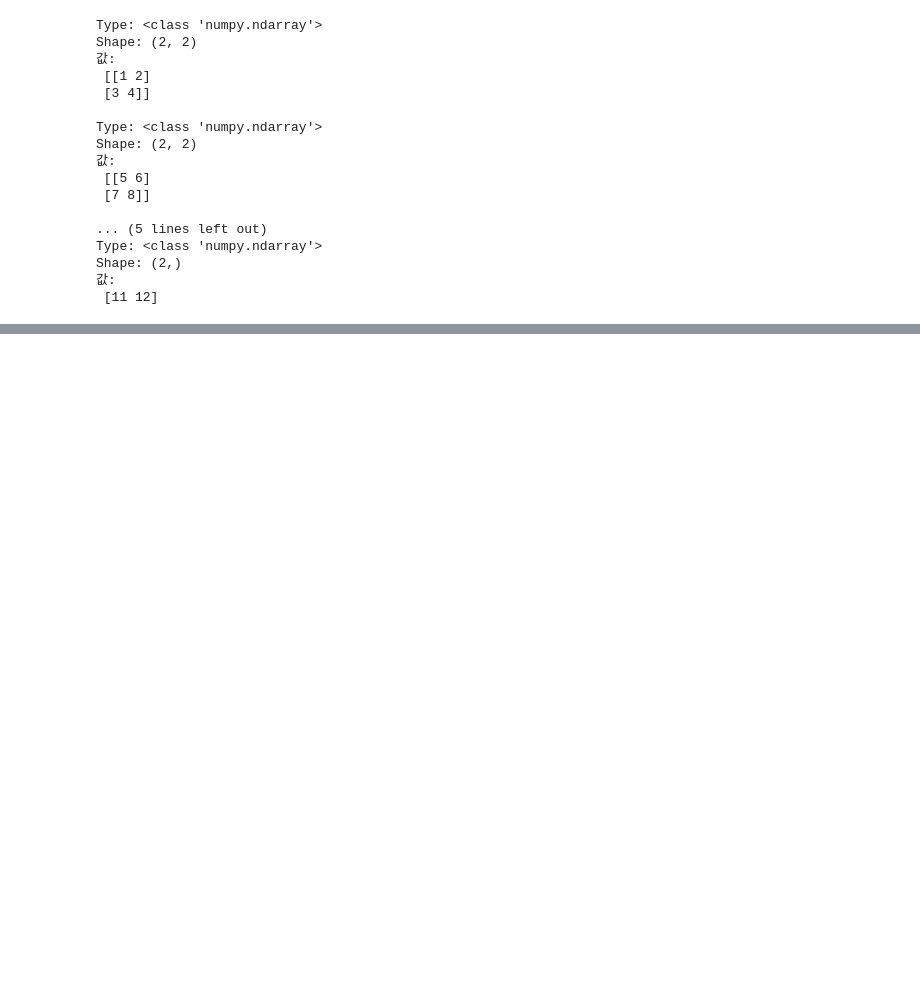
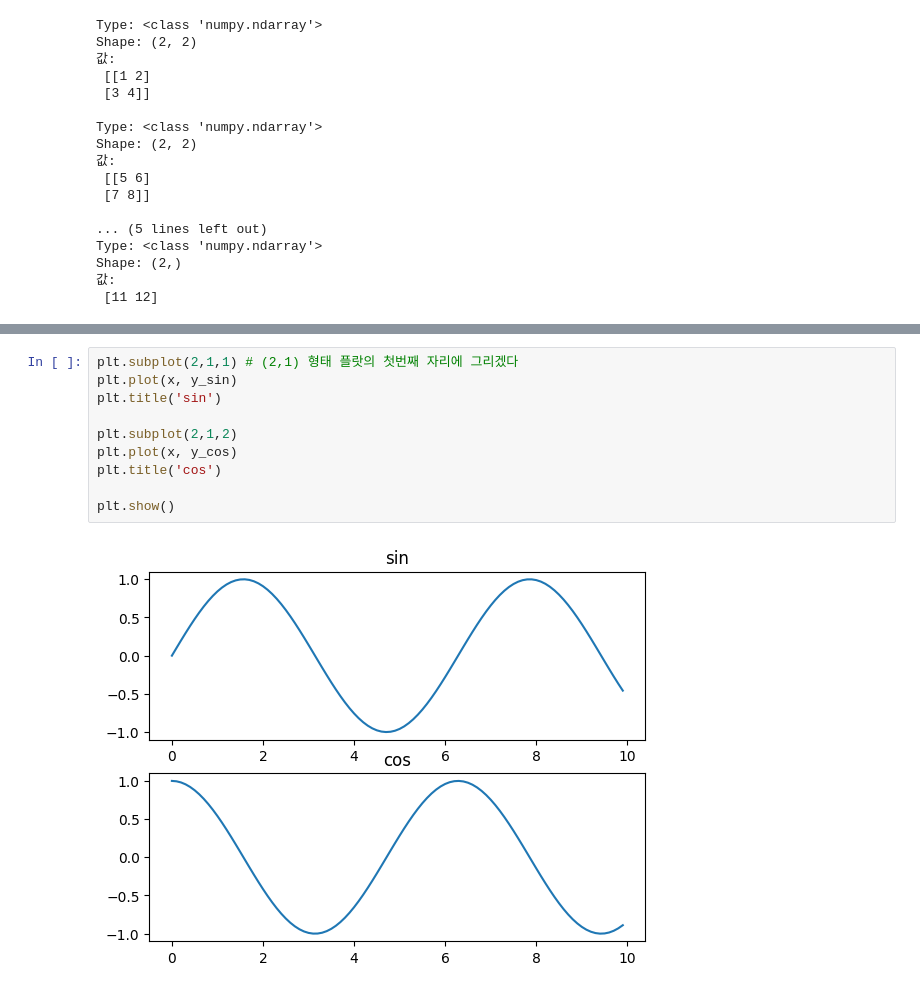
Before and after one commit to kingmingyu/LinearMath, a Jupyter notebook: Untitled0.ipynb, the cells around one changed output, grey strips where cells are left out. Cells and saved outputs as stored; diff of their text form; blank space fills up the shorter version.

```diff
--- a/Untitled0.ipynb
+++ b/Untitled0.ipynb
@@ -289,0 +428,12 @@ Shape: (2,)
+# %%
+plt.subplot(2,1,1) # (2,1) 형태 플랏의 첫번째 자리에 그리겠다
+plt.plot(x, y_sin)
+plt.title('sin')
+
+plt.subplot(2,1,2)
+plt.plot(x, y_cos)
+plt.title('cos')
+
+plt.show()
+# %% [output]
+[figure, added]
```
Also changed, not shown: parts of 13 cells of this notebook.
